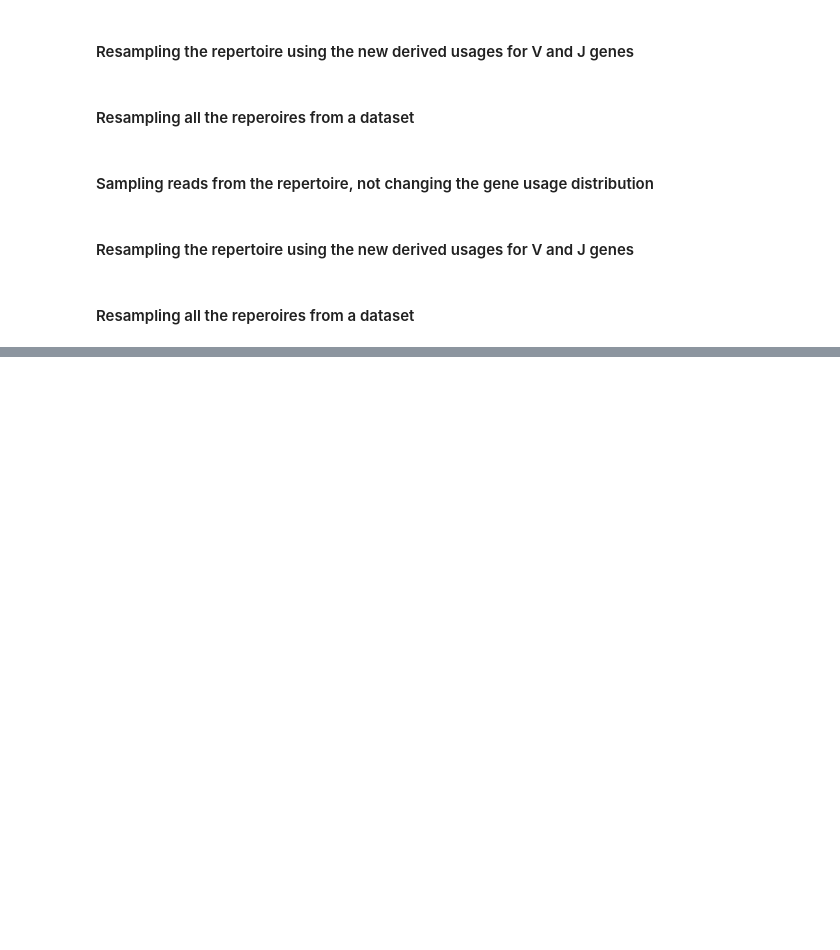
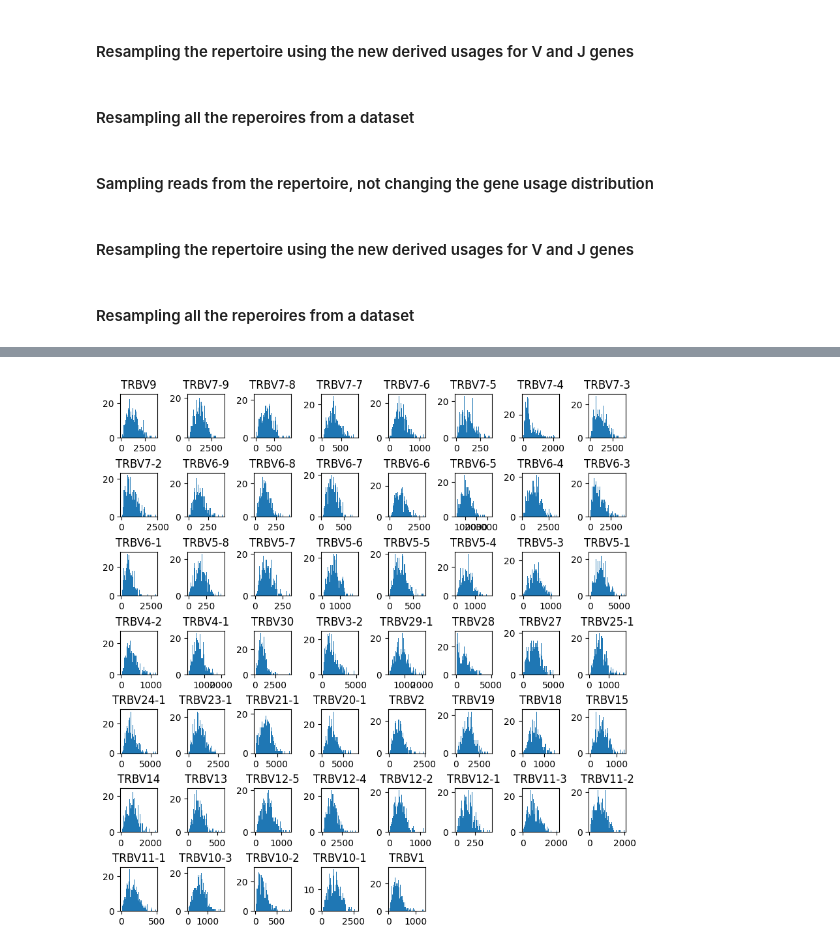
Before and after one commit to Olga-Bagrova/RepSeq_TCRanalysis, a Jupyter notebook: notebooks/repertoire_resampling.ipynb, the cells around one changed output, grey strips where cells are left out. Drawn from its saved outputs; the diff is of its cells as text; code cells hidden in the pictures; blank space fills up the shorter version.

Commit message:
Update repertoire_resampling notebook for nf&of for cohort II

```diff
--- a/notebooks/repertoire_resampling.ipynb
+++ b/notebooks/repertoire_resampling.ipynb
@@ -823,0 +1425,3 @@ nf_trbj_matrix.to_csv('../../../data/cohort_I/nonfunctional_corrected/nf_j_clono
+# %%
+df_v = pd.read_csv("../../../data/cohort_II/nonfunctional_corrected/nf_v_unnorm.csv").drop('Unnamed: 0', axis=1)
+df_v.head()
@@ -823,0 +1436,5 @@ nf_trbj_matrix.to_csv('../../../data/cohort_I/nonfunctional_corrected/nf_j_clono
+# %%
+df_v_clean = df_v.loc[:,~df_v.columns.str.startswith('TRA')]
+df_v_clean = df_v_clean.drop(columns=df_v_clean.select_dtypes(include='float').columns)
+
+df_v_clean
@@ -823,0 +1455,12 @@ nf_trbj_matrix.to_csv('../../../data/cohort_I/nonfunctional_corrected/nf_j_clono
+# %%
+#check out rare clonotypes
+plt.figure(figsize=(10,15))
+
+for i, column in enumerate(df_v_clean.drop(['id'], axis=1).columns):
+    plt.subplot(10, 8, i+1)
+    plt.hist(x=df_v_clean[column], bins=100)
+    plt.title(f'{column}')
+plt.subplots_adjust(wspace=0.8, hspace=0.8)
+plt.show()
+# %% [output]
+[figure, added]
```
Also changed, not shown: parts of 103 cells of this notebook.
